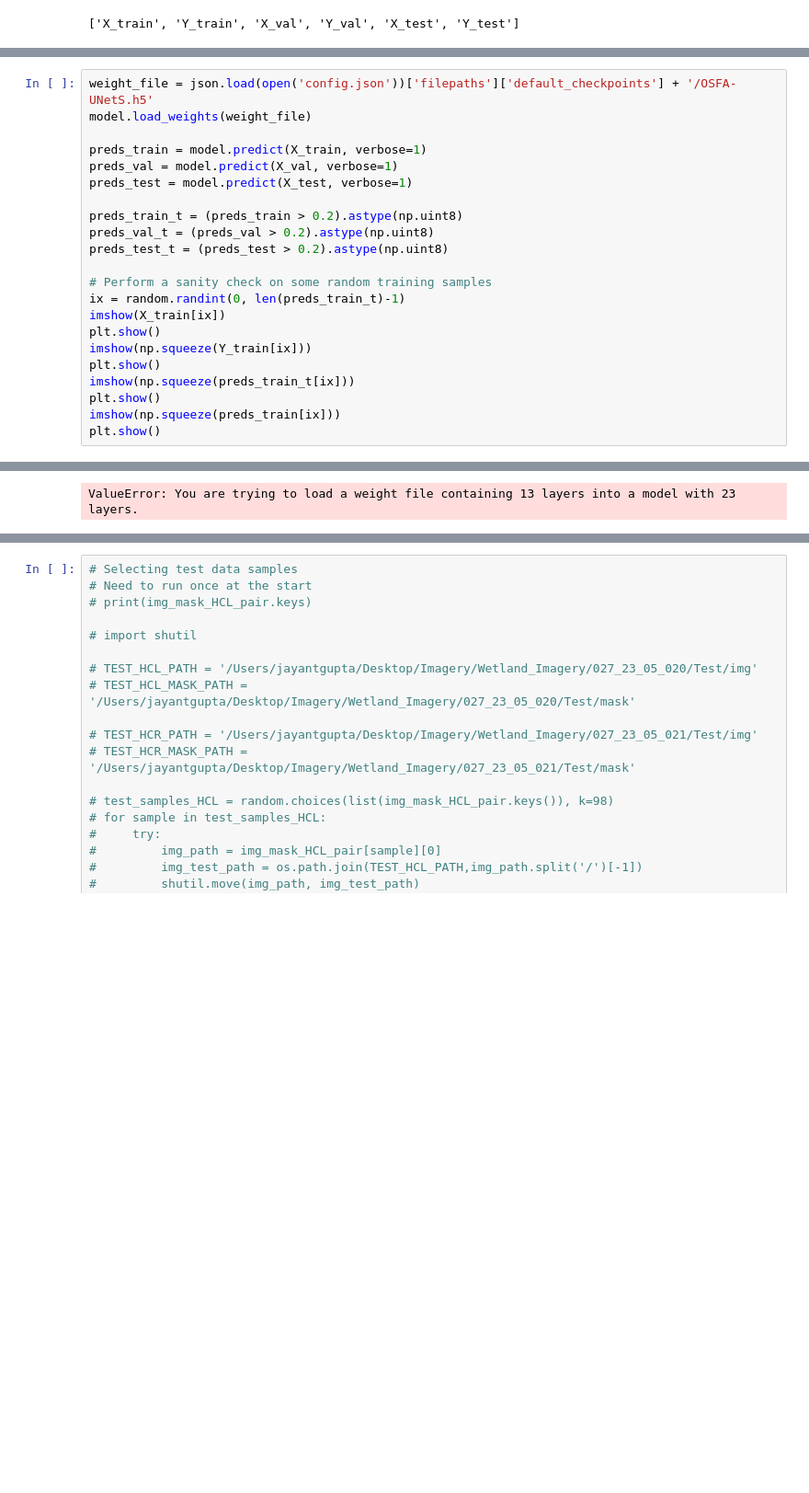
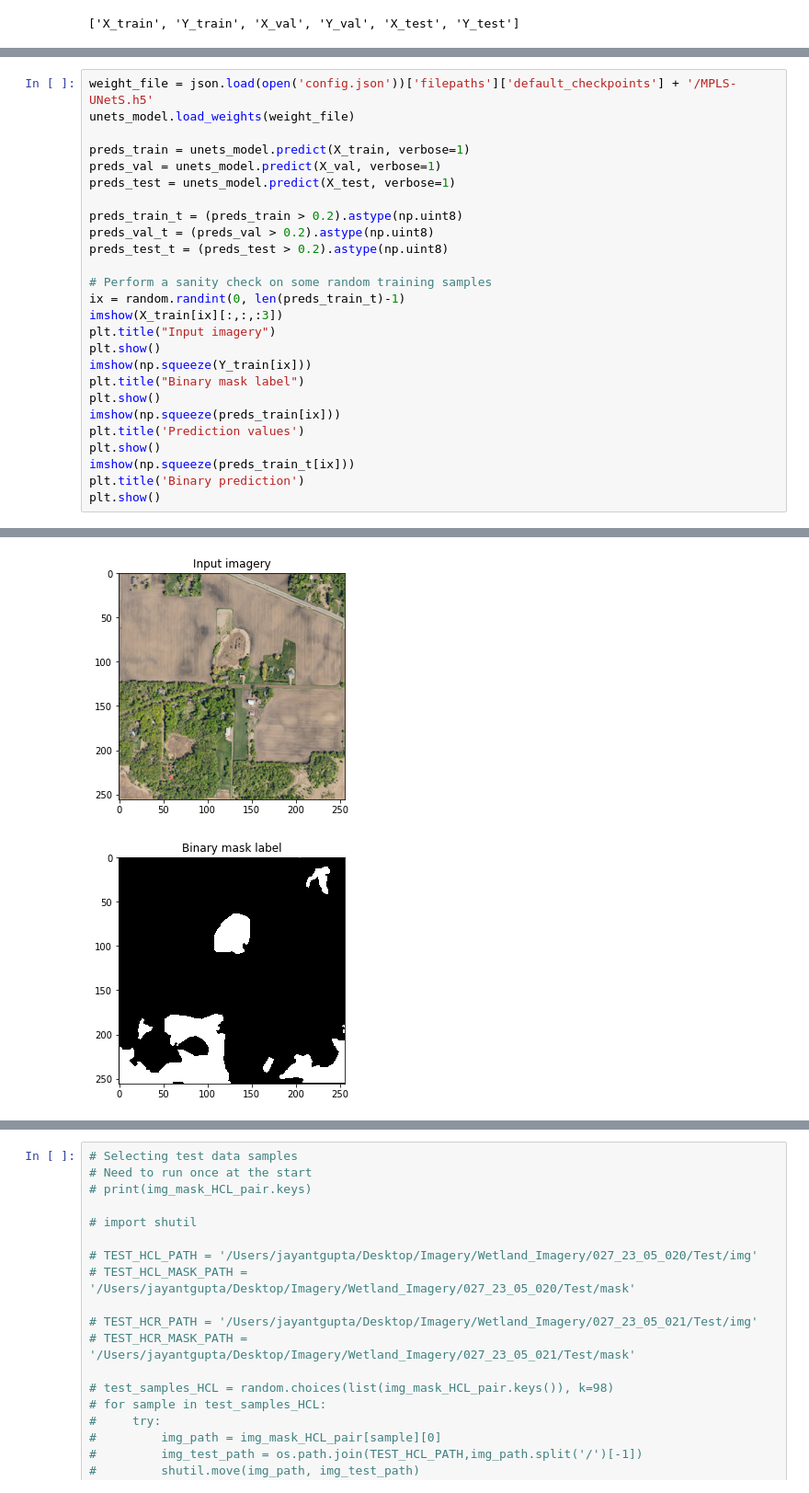
Before and after one commit to jayantgupta/SVANN, a Jupyter notebook: UNet_Image_Segmentation_Keras.ipynb, the cells around one changed output, grey strips where cells are left out. Shown at 92% size. Cells and saved outputs as stored; diff of their text form; blank space fills up the shorter version.

```diff
--- a/UNet_Image_Segmentation_Keras.ipynb
+++ b/UNet_Image_Segmentation_Keras.ipynb
@@ -257,10 +264,10 @@ Epoch 00003: val_loss did not improve from 0.51564
 # %%
-weight_file = json.load(open('config.json'))['filepaths']['default_checkpoints'] + '/OSFA-UNetS.h5'
-model.load_weights(weight_file)
+weight_file = json.load(open('config.json'))['filepaths']['default_checkpoints'] + '/MPLS-UNetS.h5'
+unets_model.load_weights(weight_file)
 
-preds_train = model.predict(X_train, verbose=1)
-preds_val = model.predict(X_val, verbose=1)
-preds_test = model.predict(X_test, verbose=1)
+preds_train = unets_model.predict(X_train, verbose=1)
+preds_val = unets_model.predict(X_val, verbose=1)
+preds_test = unets_model.predict(X_test, verbose=1)
 
 preds_train_t = (preds_train > 0.2).astype(np.uint8)
 preds_val_t = (preds_val > 0.2).astype(np.uint8)
@@ -268,12 +275,16 @@ preds_test_t = (preds_test > 0.2).astype(np.uint8)
 
 # Perform a sanity check on some random training samples
 ix = random.randint(0, len(preds_train_t)-1)
-imshow(X_train[ix])
+imshow(X_train[ix][:,:,:3])
+plt.title("Input imagery")
 plt.show()
 imshow(np.squeeze(Y_train[ix]))
+plt.title("Binary mask label")
+plt.show()
+imshow(np.squeeze(preds_train[ix]))
+plt.title('Prediction values')
 plt.show()
 imshow(np.squeeze(preds_train_t[ix]))
+plt.title('Binary prediction')
 plt.show()
-imshow(np.squeeze(preds_train[ix]))
-plt.show()
 # %% [output]
@@ -281 +295,2 @@ outputs/Checkpoints/OSFA-UNetS.h5
-ValueError: You are trying to load a weight file containing 13 layers into a model with 23 layers.
+[figure, added]
+[figure, added]
```
Also changed, not shown: parts of 14 cells of this notebook, 2 other files.
